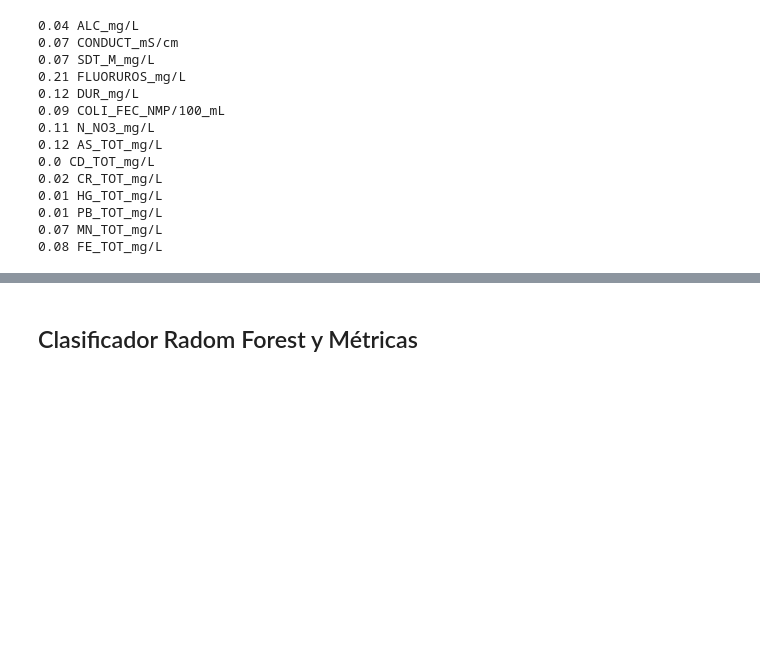
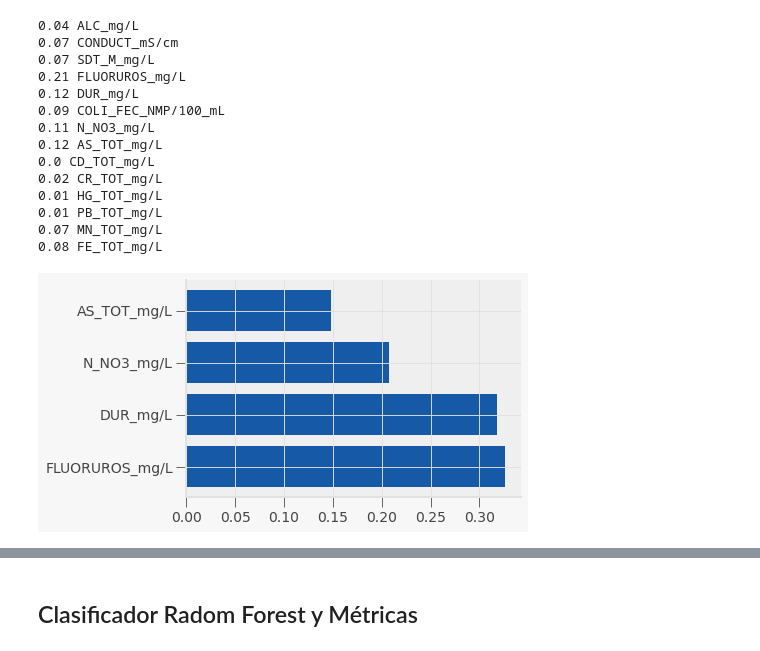
Before and after one commit to PosgradoMNA/actividades-del-projecto-cad_equipo_18, a Jupyter notebook: Equipo_18_Entrega_2_Aguas_Subterraneas.ipynb, the cells around one changed output, grey strips where cells are left out. Saved outputs shown, nothing was run; the diff lists cells and outputs as text; code cells hidden in the pictures; blank space fills up the shorter version.

```diff
--- a/Equipo_18_Entrega_2_Aguas_Subterraneas.ipynb
+++ b/Equipo_18_Entrega_2_Aguas_Subterraneas.ipynb
@@ -1110,6 +1110,11 @@ for score, name in zip(rnd_clf.feature_importances_, X.data.columns):
 0.01 PB_TOT_mg/L
 0.07 MN_TOT_mg/L
 0.08 FE_TOT_mg/L
+# %%
+plt.barh(X.columns, rnd_clf.feature_importances_)
+plt.show()
+# %% [output]
+[figure, added]
 # %%
 from sklearn.metrics import classification_report, ConfusionMatrixDisplay
 # %%
```
Also changed, not shown: parts of 3 cells of this notebook.
